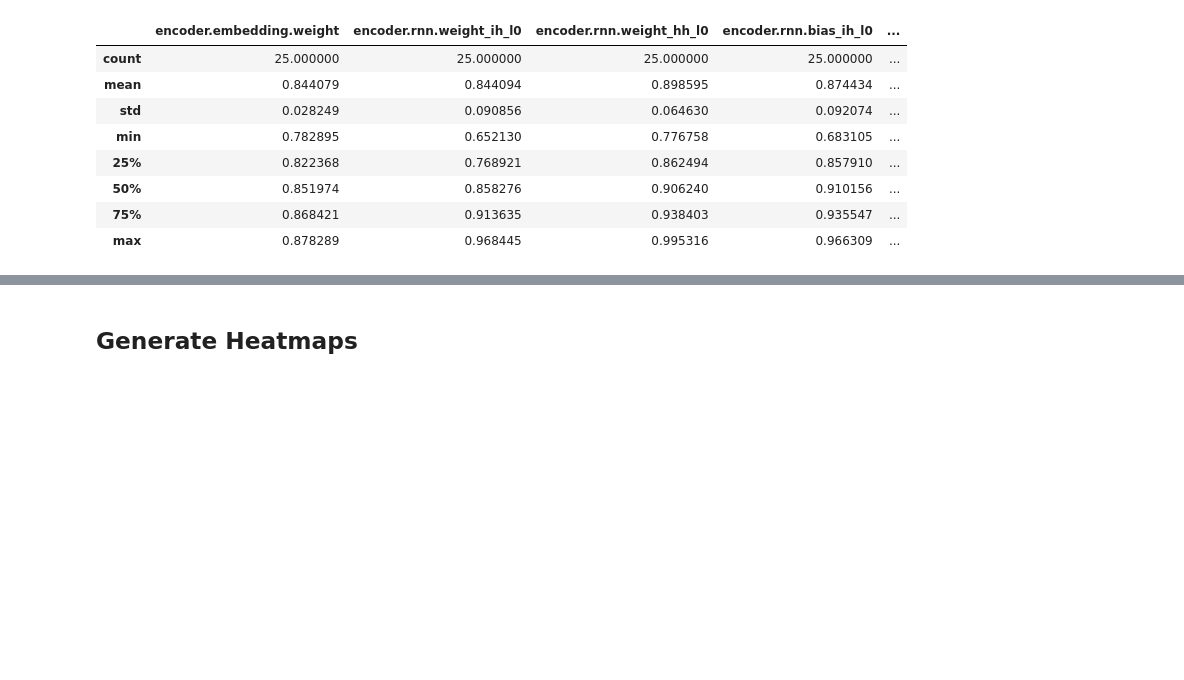
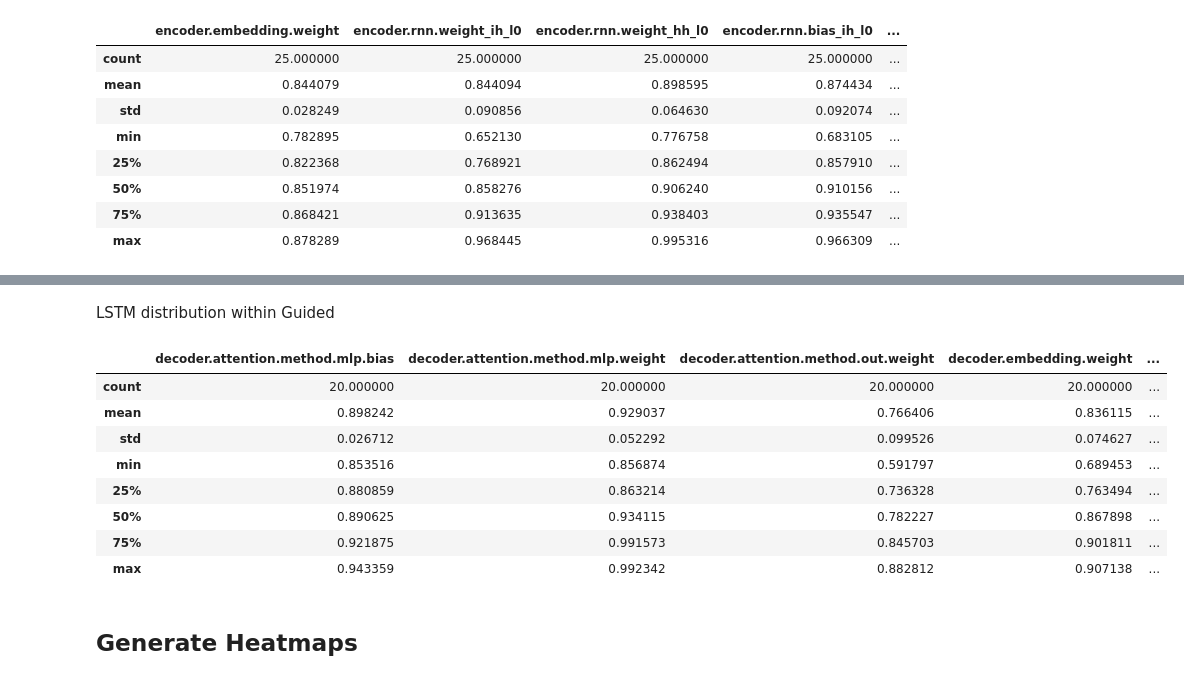
Before and after one commit to davidmrau/machine, a Jupyter notebook: parameter_analysis.ipynb, the cells around one changed output, grey strips where cells are left out. Drawn from its saved outputs; the diff is of its cells as text; code cells hidden in the pictures; blank space fills up the shorter version.

```diff
--- a/parameter_analysis.ipynb
+++ b/parameter_analysis.ipynb
@@ -347,3 +405,17 @@ analysis_LSTM.dist.describe()
+# %% [markdown]
+LSTM distribution within Guided
+# %%
+analysis_LSTM.dist_within_B.T.describe()
+# %% [output]
+|  | decoder.attention.method.mlp.bias | decoder.attention.method.mlp.weight | decoder.attention.method.out.weight | decoder.embedding.weight | ... |
+| count | 20.000000 | 20.000000 | 20.000000 | 20.000000 | ... |
+| mean | 0.898242 | 0.929037 | 0.766406 | 0.836115 | ... |
+| std | 0.026712 | 0.052292 | 0.099526 | 0.074627 | ... |
+| min | 0.853516 | 0.856874 | 0.591797 | 0.689453 | ... |
+| 25% | 0.880859 | 0.863214 | 0.736328 | 0.763494 | ... |
+| 50% | 0.890625 | 0.934115 | 0.782227 | 0.867898 | ... |
+| 75% | 0.921875 | 0.991573 | 0.845703 | 0.901811 | ... |
+| max | 0.943359 | 0.992342 | 0.882812 | 0.907138 | ... |
 # %% [markdown]
 ## Generate Heatmaps
 # %%
```
Also changed, not shown: parts of 7 cells of this notebook.
